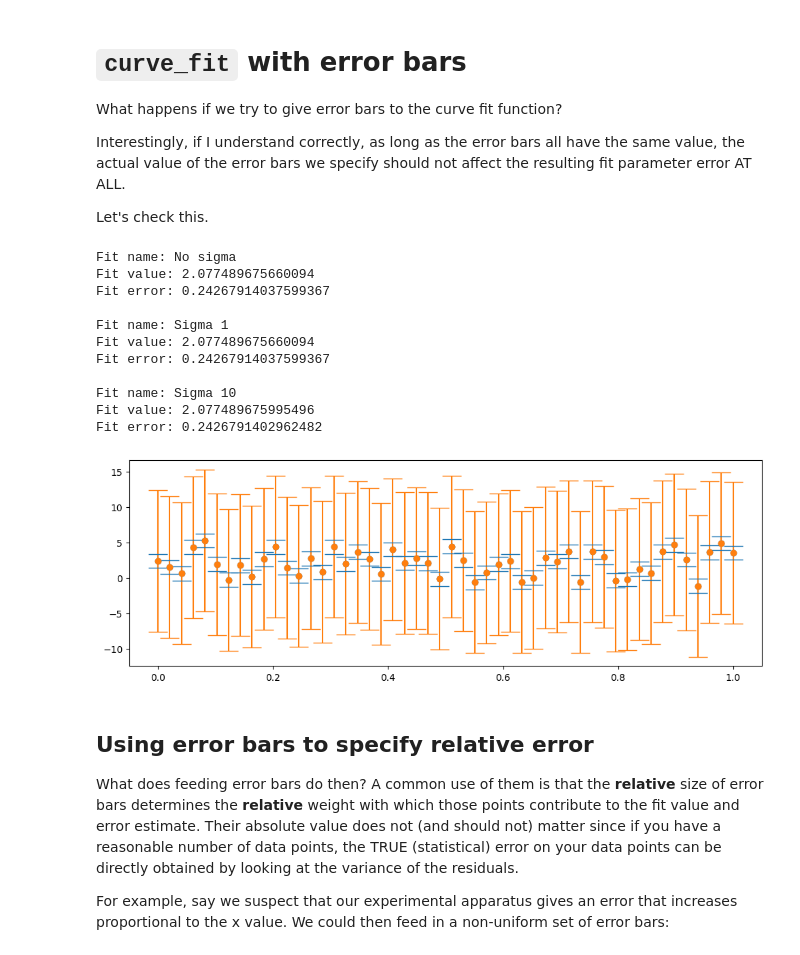
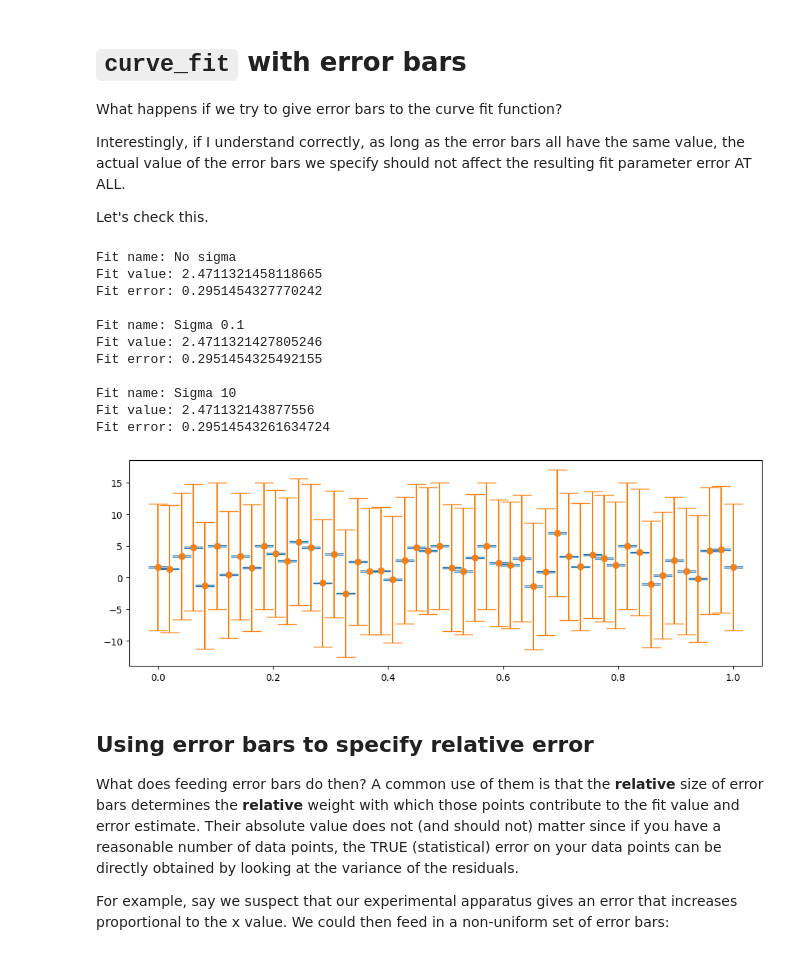
Before and after one commit to gsteele13/gary-misc-notebooks, a Jupyter notebook: Least squares.ipynb, the cells around one changed output. Saved outputs shown, nothing was run; the diff lists cells and outputs as text; code cells hidden in the pictures.

```diff
--- a/Least squares.ipynb
+++ b/Least squares.ipynb
@@ -305,35 +305,35 @@ y = np.random.normal(size=len(x))*2+2
 # %%
 def print_fit(name,val,cov):
     print("Fit name:", name)
     print("Fit value:", val[0])
     print("Fit error:", np.sqrt(cov[0,0]))
     print()
 
 val,cov = curve_fit(f,x,y)
-val_1,cov_1 = curve_fit(f,x,y,sigma=np.ones(len(y)))
+val_01,cov_01 = curve_fit(f,x,y,sigma=np.ones(len(y))*0.1)
 val_10,cov_10 = curve_fit(f,x,y,sigma=np.ones(len(y))*10)
 
 print_fit("No sigma", val, cov)
-print_fit("Sigma 1", val_1, cov_1)
+print_fit("Sigma 0.1", val_01, cov_01)
 print_fit("Sigma 10", val_10, cov_10)
 
 plt.figure(figsize=(12,4))
-plt.errorbar(x,y,np.ones(len(y)),capsize=10,ls='None',marker='o')
+plt.errorbar(x,y,0.1*np.ones(len(y)),capsize=10,ls='None',marker='o')
 plt.errorbar(x,y,10*np.ones(len(y)),capsize=10,ls='None',marker='o')
 plt.show()
 # %% [output]
 Fit name: No sigma
-Fit value: 2.077489675660094
-Fit error: 0.24267914037599367
+Fit value: 2.4711321458118665
+Fit error: 0.2951454327770242
 
-Fit name: Sigma 1
-Fit value: 2.077489675660094
-Fit error: 0.24267914037599367
+Fit name: Sigma 0.1
+Fit value: 2.4711321427805246
+Fit error: 0.2951454325492155
 
 Fit name: Sigma 10
-Fit value: 2.077489675995496
-Fit error: 0.2426791402962482
+Fit value: 2.471132143877556
+Fit error: 0.29514543261634724
-[figure, old version]
+[figure, new version]
 # %% [markdown]
 ## Using error bars to specify  relative error
 
```
Also changed, not shown: parts of 2 cells of this notebook, 1 other file.
